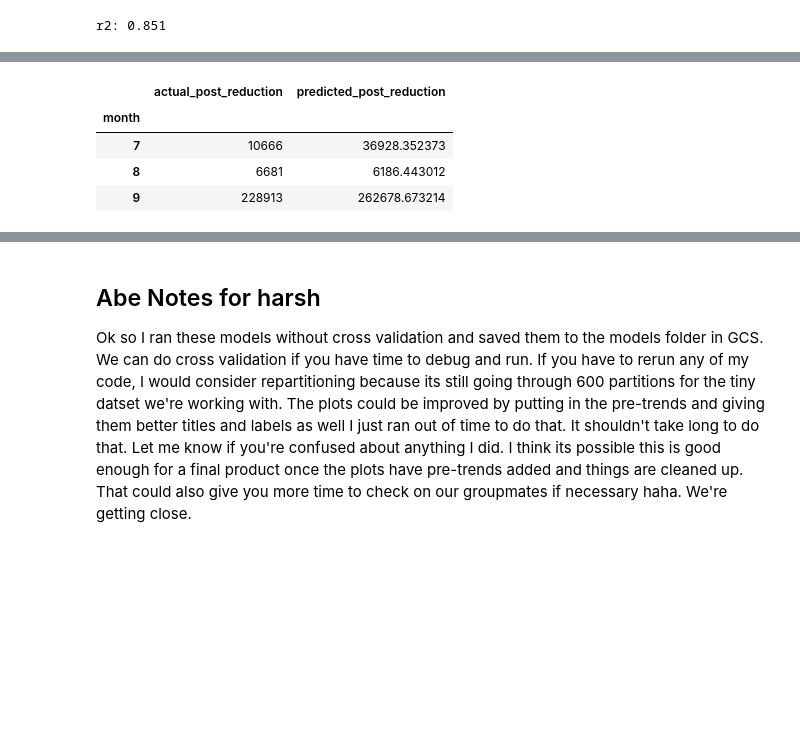
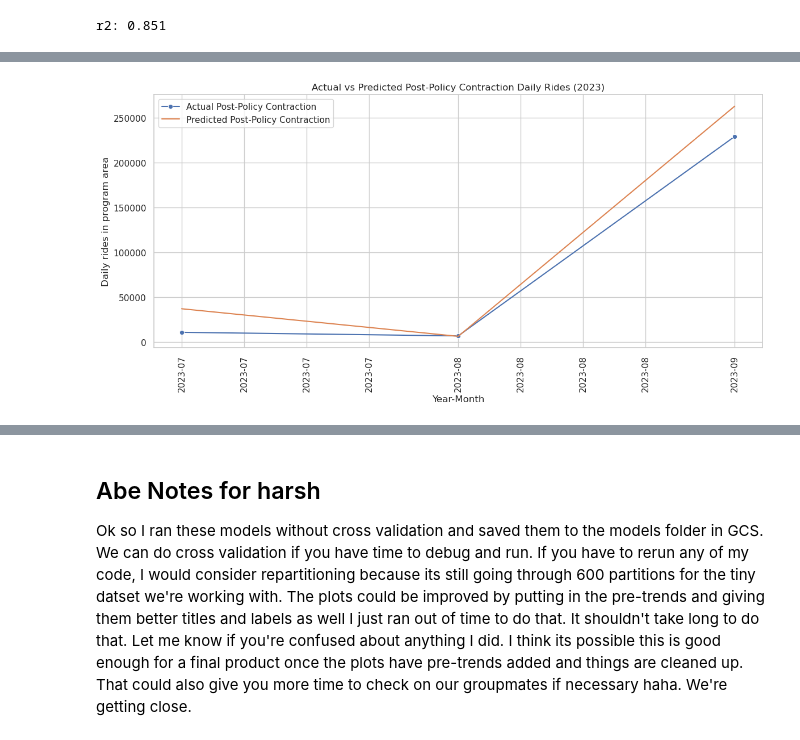
Before and after one commit to hvpachisia/uchicago-lyft-rideshare, a Jupyter notebook: supervised_ml.ipynb, the cells around one changed output, grey strips where cells are left out. Saved outputs shown, nothing was run; the diff lists cells and outputs as text; code cells hidden in the pictures; blank space fills up the shorter version.

```diff
--- a/supervised_ml.ipynb
+++ b/supervised_ml.ipynb
@@ -573,24 +863,31 @@ r2: 0.851
 # %%
-# save model
+# load pre-program model
+from pyspark.ml.regression import LinearRegressionModel
+from pyspark.ml.feature import VectorAssembler
+
+# Path to saved model on GCS
 model_path = "gs://msca-bdp-student-gcs/bdp-rideshare-project/models/program_reduction_model"
-lrm.save(model_path)
+
+# Load the Linear Regression Model
+lrm = LinearRegressionModel.load(model_path)
 
 # dataframe that is the true counts
 df_real = df_3
 
 # take the real data and create predictions to compare
 df_real_vector = vectorAssembler.transform(df_real)
-df_first_predictions = lrm.transform(df_real_vector)
+df_second_predictions = lrm.transform(df_real_vector)
 
-# now group by month and sum counts and plot
-monthly_real = df_real.groupBy('month').sum('area_sums')
-monthly_first_preds = df_first_predictions.groupby('month').sum('prediction')
+monthly_real = df_real.withColumn("year_month", F.concat_ws("-", df_real.year, df_real.month))
+df_second_predictions = df_second_predictions.withColumn("year_month", F.concat_ws("-", df_second_predictions.year, df_second_predictions.month))
+
+#monthly_real.select('year_month').distinct().show(30)
+monthly_real = monthly_real.groupBy('year_month').sum('area_sums')
+monthly_second_preds = df_second_predictions.groupby('year_month').sum('prediction')
+
 
 monthly_real_pd = monthly_real.toPandas()
-monthly_first_preds_pd = monthly_first_preds.toPandas()
-combined_df = monthly_real_pd.merge(monthly_first_preds_pd, left_on='month', right_on='month', how='inner')
-
-combined_df.columns = ['month','actual_post_reduction','predicted_post_reduction']
-combined_df = combined_df.sort_values(by=['month']).set_index('month')
-combined_df.plot(kind='line')
+monthly_second_preds_pd = monthly_second_preds.toPandas()
+combined_df = monthly_real_pd.merge(monthly_second_preds_pd, left_on='year_month', right_on='year_month', how='inner')
+combined_df
 # %% [output]
@@ -613,8 +898,16 @@ only showing top 2 rows
-# %%
-combined_df
-# %% [output]
-|  | actual_post_reduction | predicted_post_reduction |
-| month |  |  |
-| 7 | 10666 | 36928.352373 |
-| 8 | 6681 | 6186.443012 |
-| 9 | 228913 | 262678.673214 |
+# %%
+combined_df['year_month'] = pd.to_datetime(combined_df['year_month'], format='%Y-%m')
+
+plt.figure(figsize=(12, 6))
+sns.lineplot(x='year_month', y='sum(area_sums)', data=combined_df, marker='o', label='Actual Post-Policy Contraction')
+sns.lineplot(x='year_month', y='sum(prediction)', data=combined_df, dashes=True, label='Predicted Post-Policy Contraction')
+plt.title('Actual vs Predicted Post-Policy Contraction Daily Rides (2023)')
+plt.xlabel('Year-Month')
+plt.ylabel('Daily rides in program area')
+plt.gca().xaxis.set_major_formatter(mdates.DateFormatter('%Y-%m'))
+plt.xticks(rotation=90)
+plt.legend()
+plt.tight_layout()
+plt.show()
+# %% [output]
+[figure, added]
```
Also changed, not shown: parts of 32 cells of this notebook.
